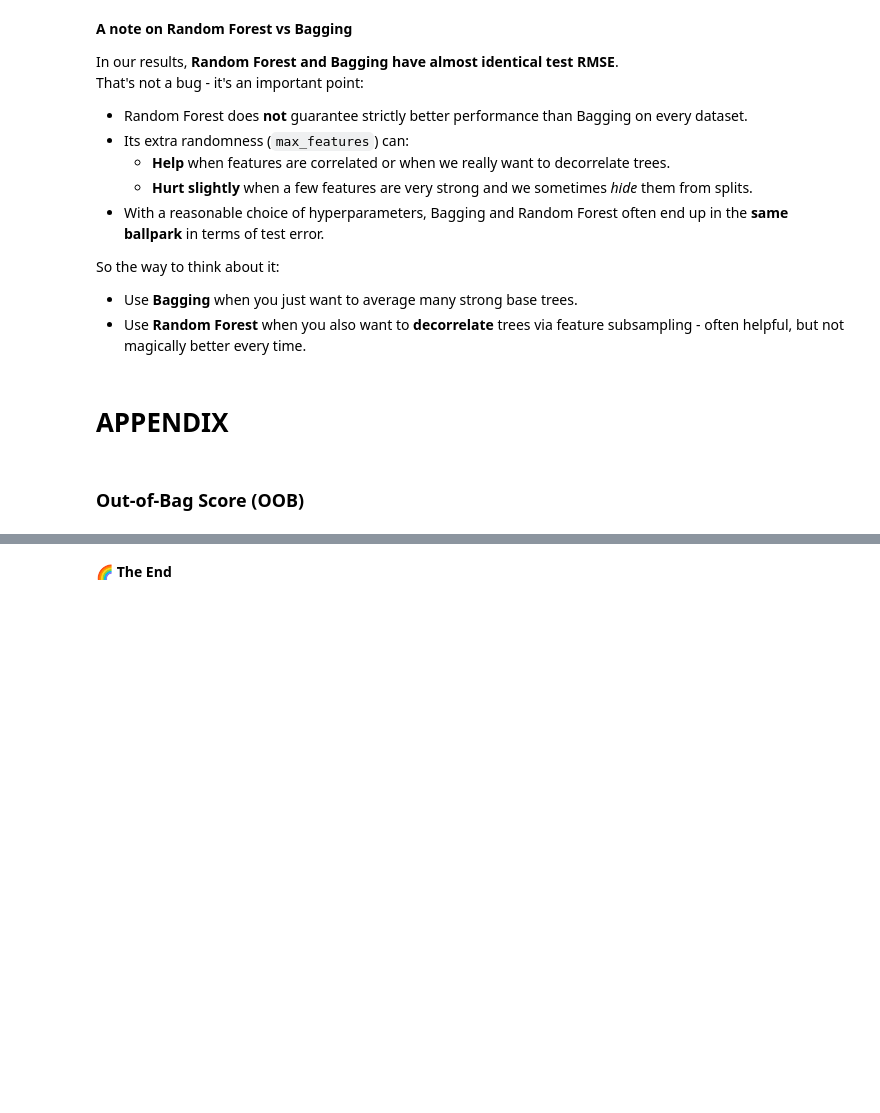
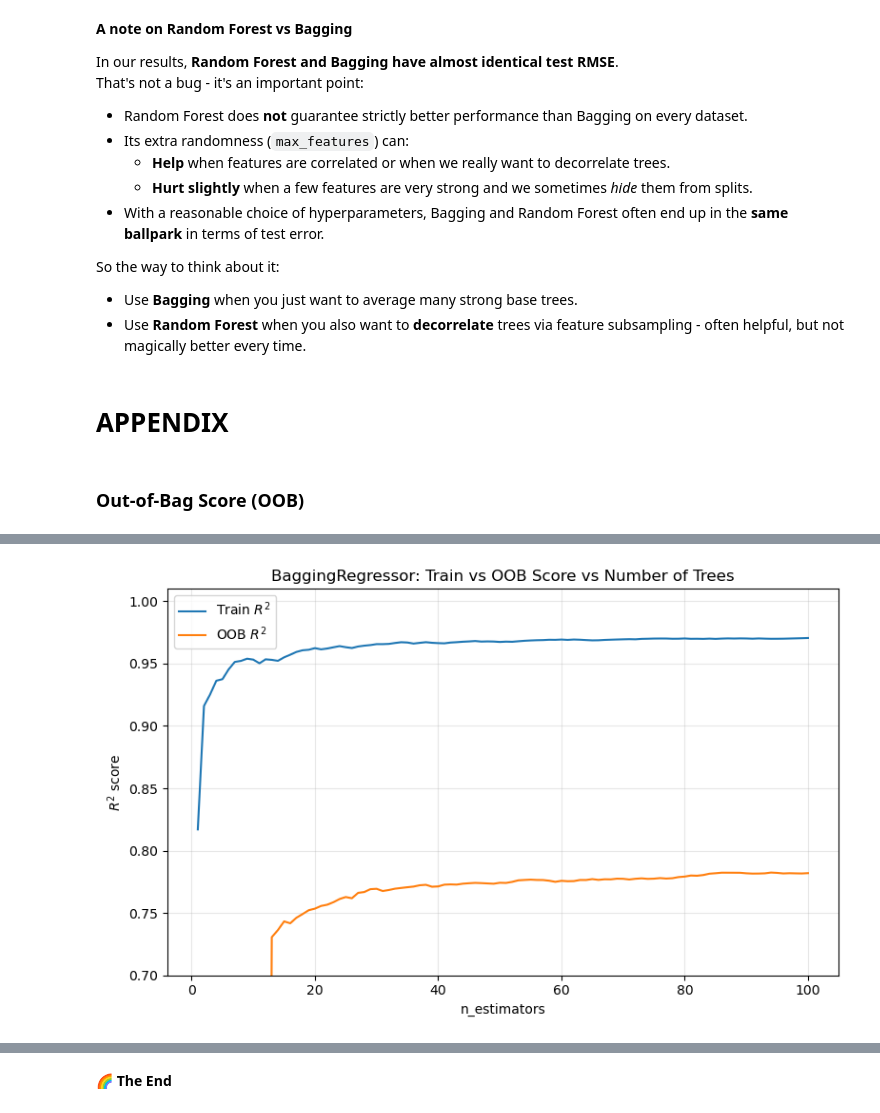
Before and after one commit to Harvard-CS1090A/2025-public, a Jupyter notebook: sec11/sec11_2025_solutions.ipynb, the cells around one changed output, grey strips where cells are left out. Cells and saved outputs as stored; diff of their text form; code cells hidden in the pictures; blank space fills up the shorter version.

```diff
--- a/sec11/sec11_2025_solutions.ipynb
+++ b/sec11/sec11_2025_solutions.ipynb
@@ -1349,0 +758,43 @@ LIME: https://github.com/marcotcr/lime
+# %%
+from sklearn.ensemble import BaggingRegressor
+from sklearn.tree import DecisionTreeRegressor
+import numpy as np
+import matplotlib.pyplot as plt
+
+# Base estimator: deep tree (high-variance learner)
+base_tree = DecisionTreeRegressor(
+    max_depth=None,
+    random_state=109
+)
+
+bag = BaggingRegressor(
+    estimator=base_tree,
+    n_estimators=1,      # we will change this in the loop
+    bootstrap=True,
+    oob_score=True,
+    n_jobs=-1,
+    random_state=109
+)
+
+max_estimators = 100
+train_scores = np.zeros(max_estimators)
+oob_scores = np.zeros(max_estimators)
+
+for i, n in enumerate(range(1, max_estimators + 1)):
+    bag.n_estimators = n
+    bag.fit(X_train, y_train)
+    train_scores[i] = bag.score(X_train, y_train)  # R^2 on train
+    oob_scores[i] = bag.oob_score_                 # R^2 on OOB samples
+
+plt.figure(figsize=(8, 5))
+plt.plot(range(1, max_estimators + 1), train_scores, label="Train $R^2$")
+plt.plot(range(1, max_estimators + 1), oob_scores, label="OOB $R^2$")
+plt.title("BaggingRegressor: Train vs OOB Score vs Number of Trees")
+plt.xlabel("n_estimators")
+plt.ylabel("$R^2$ score")
+plt.ylim(0.7, 1.01)  # adjust as needed based on your data
+plt.legend()
+plt.grid(alpha=0.3)
+plt.tight_layout()
+# %% [output]
+[figure, added]
```
Also changed, not shown: parts of 120 cells of this notebook, 2 other files.
